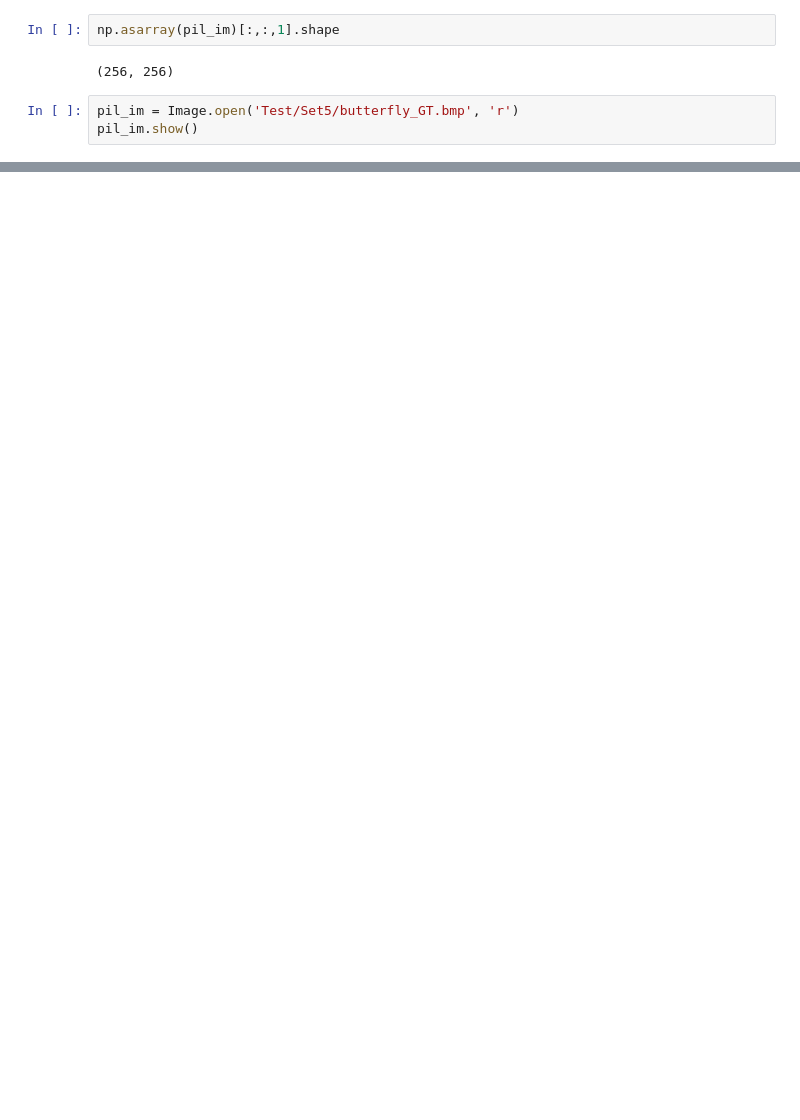
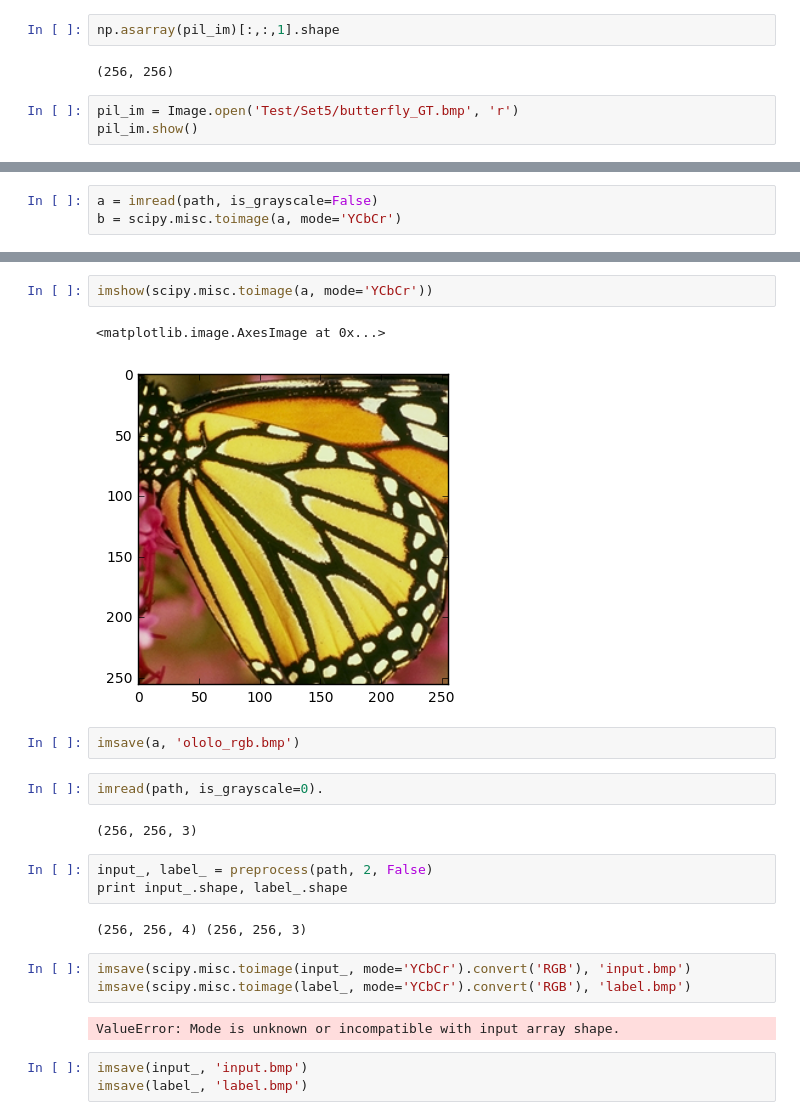
Before and after one commit to Nord786/SRCNN-Tensorflow, a Jupyter notebook: test.ipynb, the cells around one changed output, grey strips where cells are left out. Saved outputs shown, nothing was run; the diff lists cells and outputs as text; blank space fills up the shorter version.

```diff
--- a/test.ipynb
+++ b/test.ipynb
@@ -228,0 +251,3 @@ pil_im.show()
+# %%
+a = imread(path, is_grayscale=False)
+b = scipy.misc.toimage(a, mode='YCbCr')
@@ -228,0 +259,24 @@ pil_im.show()
+# %%
+imshow(scipy.misc.toimage(a, mode='YCbCr'))
+# %% [output]
+<matplotlib.image.AxesImage at 0x...>
+[figure, added]
+# %%
+imsave(a, 'ololo_rgb.bmp')
+# %%
+imread(path, is_grayscale=0).
+# %% [output]
+(256, 256, 3)
+# %%
+input_, label_ = preprocess(path, 2, False)
+print input_.shape, label_.shape
+# %% [output]
+(256, 256, 4) (256, 256, 3)
+# %%
+imsave(scipy.misc.toimage(input_, mode='YCbCr').convert('RGB'), 'input.bmp')
+imsave(scipy.misc.toimage(label_, mode='YCbCr').convert('RGB'), 'label.bmp')
+# %% [output]
+ValueError: Mode is unknown or incompatible with input array shape.
+# %%
+imsave(input_, 'input.bmp')
+imsave(label_, 'label.bmp')
```
Also changed, not shown: parts of 11 cells of this notebook, 3 other files.
